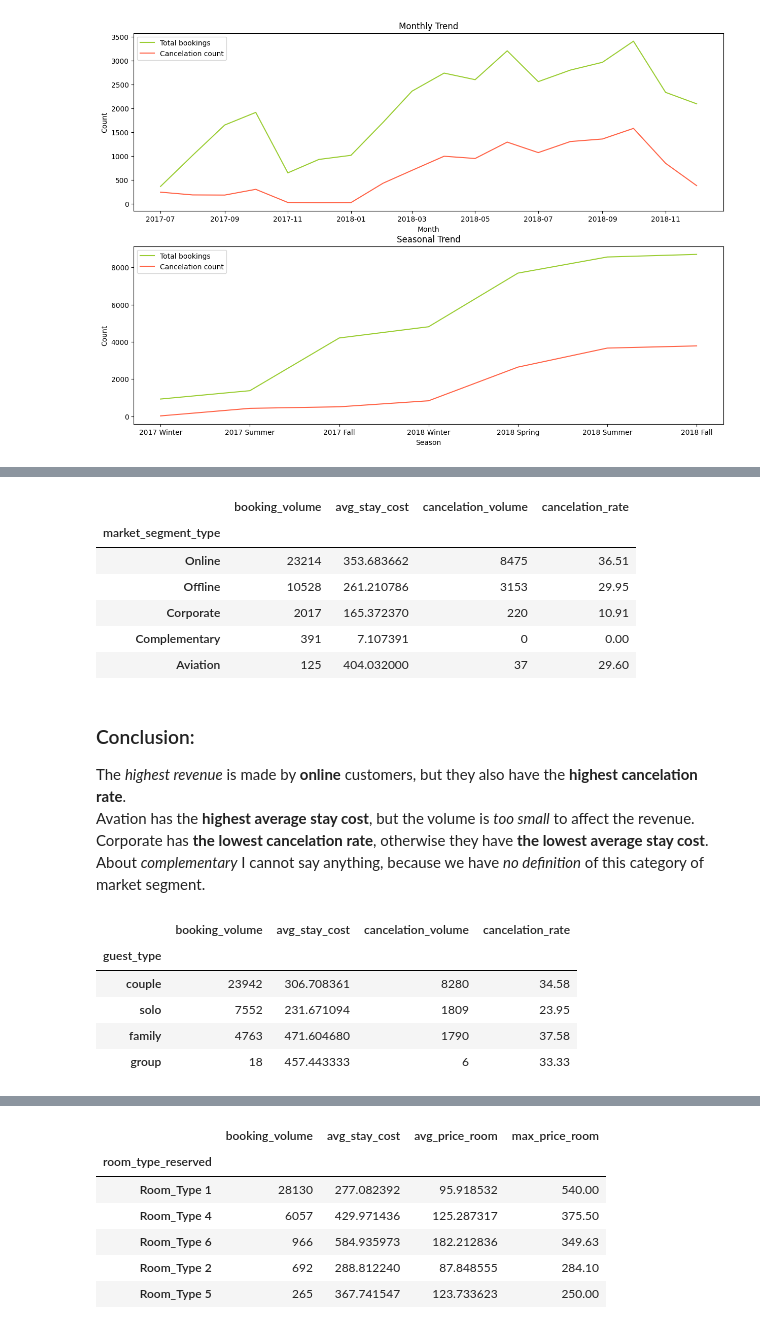
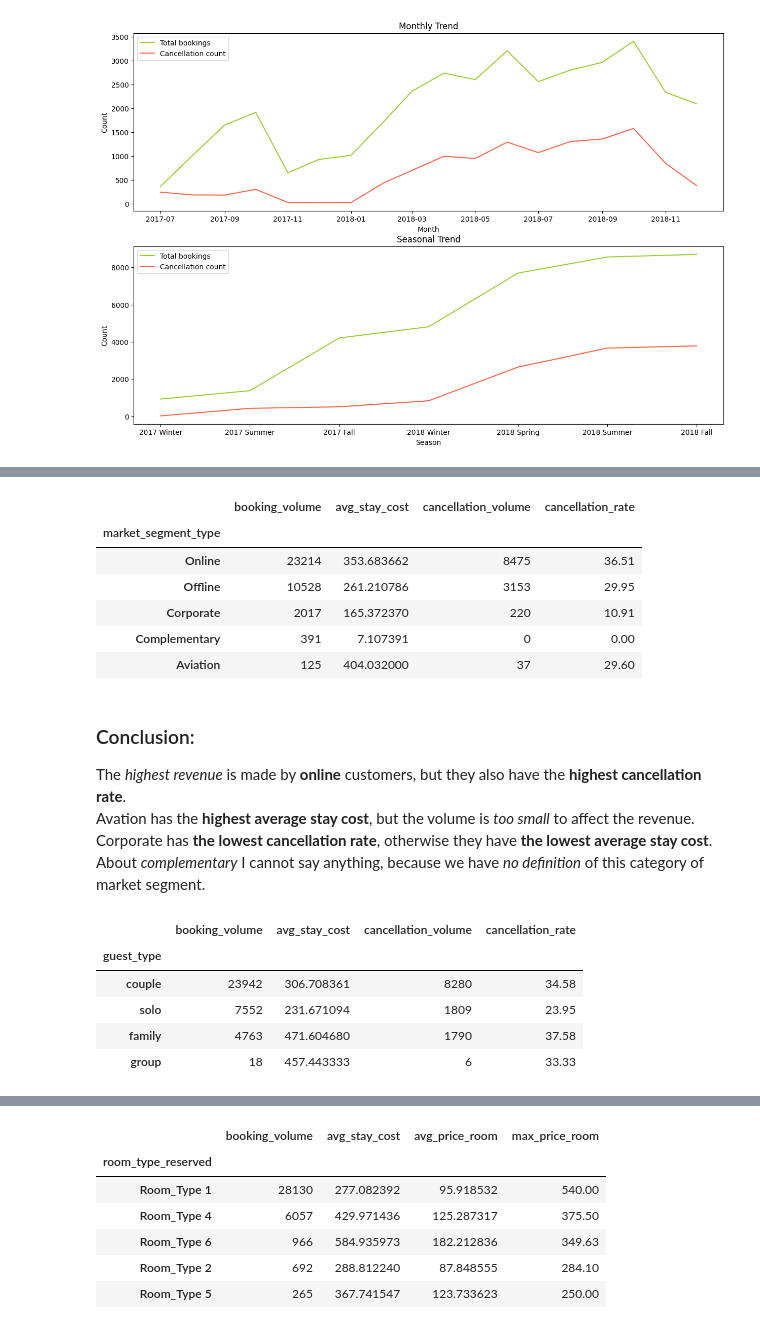
Before and after one commit to s0perdel/data_analysis, a Jupyter notebook: reservations.ipynb, the cells around one changed output, grey strips where cells are left out. Cells and saved outputs as stored; diff of their text form; code cells hidden in the pictures.

Commit message:
Hotel Bookings Analysis finished

```diff
--- a/reservations.ipynb
+++ b/reservations.ipynb
@@ -359,14 +383,14 @@ Market segments, guest composition, repeat vs new guests analysis.
 # %%
 # market segments
 market_segments = bookings.groupby('market_segment_type').agg(
     booking_volume=('Booking_ID', 'count'),
     avg_stay_cost=('total_stay_cost', 'mean'),
-    cancelation_volume=('booking_status', lambda f: (f == 'Canceled').sum())
+    cancellation_volume=('booking_status', lambda f: (f == 'Canceled').sum())
 )
-market_segments['cancelation_rate'] = round(market_segments['cancelation_volume'] / market_segments['booking_volume'] * 100, 2)
+market_segments['cancellation_rate'] = round(market_segments['cancellation_volume'] / market_segments['booking_volume'] * 100, 2)
 market_segments.sort_values('booking_volume', ascending=False)
 # %% [output]
-|  | booking_volume | avg_stay_cost | cancelation_volume | cancelation_rate |
+|  | booking_volume | avg_stay_cost | cancellation_volume | cancellation_rate |
 | market_segment_type |  |  |  |  |
 | Online | 23214 | 353.683662 | 8475 | 36.51 |
 | Offline | 10528 | 261.210786 | 3153 | 29.95 |
@@ -375,21 +399,21 @@ market_segments.sort_values('booking_volume', ascending=False)
 | Aviation | 125 | 404.032000 | 37 | 29.60 |
 # %% [markdown]
 ### Conclusion:
-The *highest revenue* is made by **online** customers, but they also have the **highest cancelation rate**.
+The *highest revenue* is made by **online** customers, but they also have the **highest cancellation rate**.
 Avation has the **highest average stay cost**, but the volume is *too small* to affect the revenue.
-Corporate has **the lowest cancelation rate**, otherwise they have **the lowest average stay cost**.
+Corporate has **the lowest cancellation rate**, otherwise they have **the lowest average stay cost**.
 About *complementary* I cannot say anything, because we have *no definition* of this category of market segment.
 # %%
 # guest composition
 guest_composition = bookings.groupby('guest_type').agg(
     booking_volume=('Booking_ID', 'count'),
     avg_stay_cost=('total_stay_cost', 'mean'),
-    cancelation_volume=('booking_status', lambda f: (f == 'Canceled').sum())
+    cancellation_volume=('booking_status', lambda f: (f == 'Canceled').sum())
 )
-guest_composition['cancelation_rate'] = round(guest_composition['cancelation_volume'] / guest_composition['booking_volume'] * 100, 2)
+guest_composition['cancellation_rate'] = round(guest_composition['cancellation_volume'] / guest_composition['booking_volume'] * 100, 2)
 guest_composition.sort_values('booking_volume', ascending=False)
 # %% [output]
-|  | booking_volume | avg_stay_cost | cancelation_volume | cancelation_rate |
+|  | booking_volume | avg_stay_cost | cancellation_volume | cancellation_rate |
 | guest_type |  |  |  |  |
 | couple | 23942 | 306.708361 | 8280 | 34.58 |
 | solo | 7552 | 231.671094 | 1809 | 23.95 |
```
Also changed, not shown: parts of 23 cells of this notebook.
